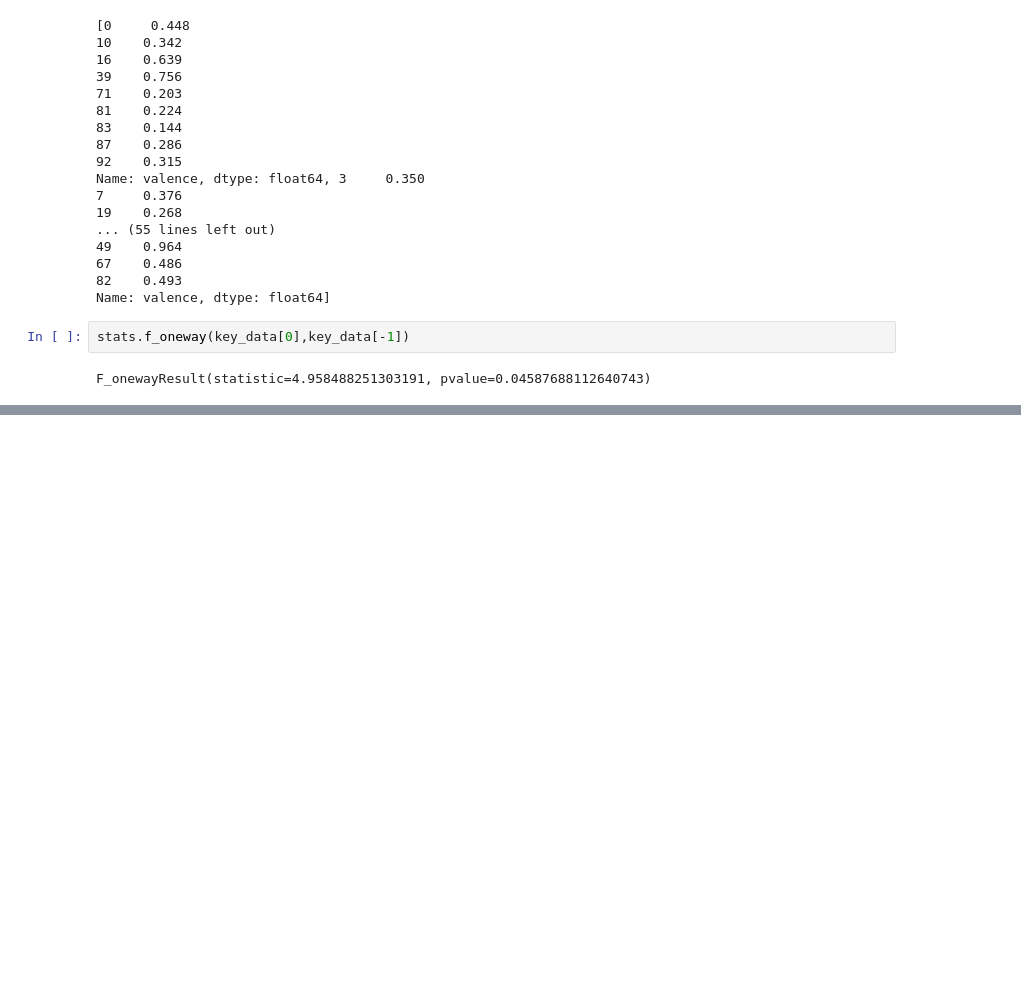
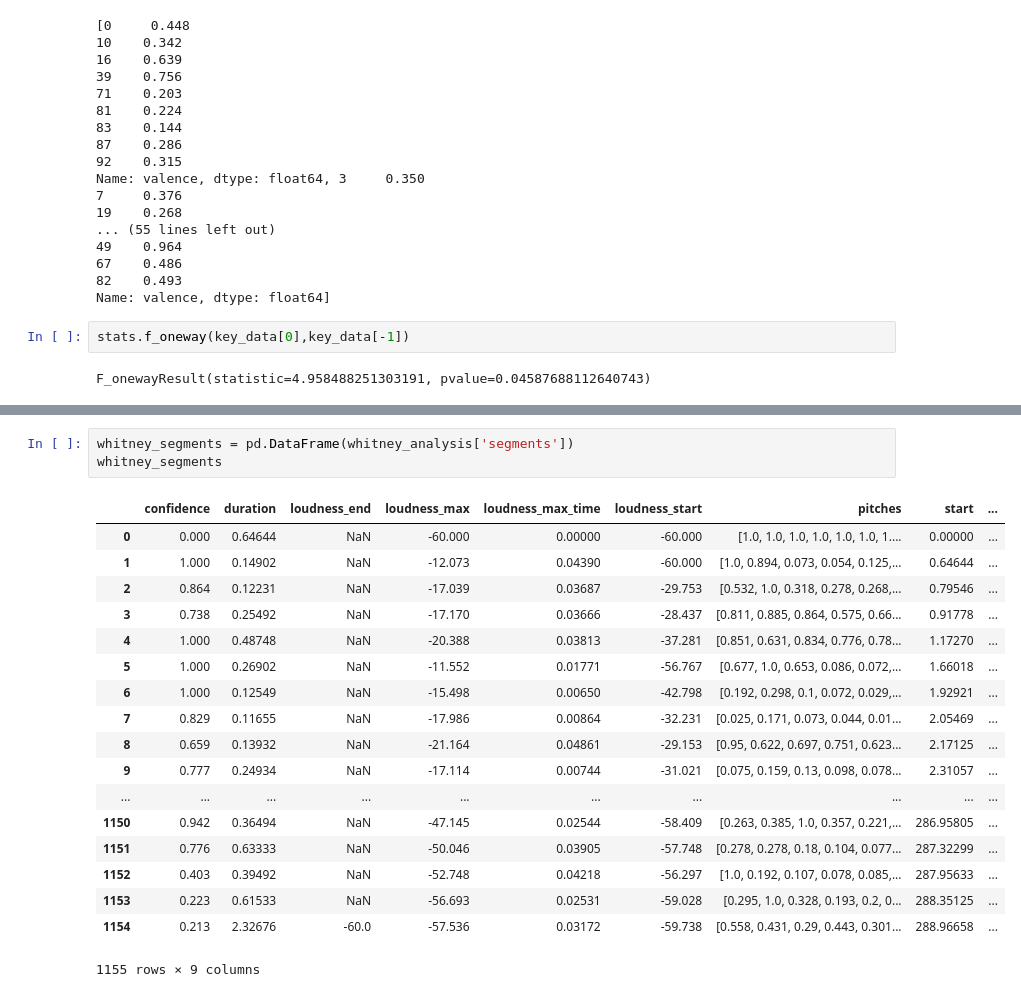
Before and after one commit to Ajstanley89/Know-Your-Music, a Jupyter notebook: Project One Alex.ipynb, the cells around one changed output, grey strips where cells are left out. Drawn from its saved outputs; the diff is of its cells as text; blank space fills up the shorter version.

```diff
--- a/Project One Alex.ipynb
+++ b/Project One Alex.ipynb
@@ -428,0 +509,22 @@ F_onewayResult(statistic=4.958488251303191, pvalue=0.04587688112640743)
+# %%
+whitney_segments = pd.DataFrame(whitney_analysis['segments'])
+whitney_segments
+# %% [output]
+|  | confidence | duration | loudness_end | loudness_max | loudness_max_time | loudness_start | pitches | start | ... |
+| 0 | 0.000 | 0.64644 | NaN | -60.000 | 0.00000 | -60.000 | [1.0, 1.0, 1.0, 1.0, 1.0, 1.0, 1.... | 0.00000 | ... |
+| 1 | 1.000 | 0.14902 | NaN | -12.073 | 0.04390 | -60.000 | [1.0, 0.894, 0.073, 0.054, 0.125,... | 0.64644 | ... |
+| 2 | 0.864 | 0.12231 | NaN | -17.039 | 0.03687 | -29.753 | [0.532, 1.0, 0.318, 0.278, 0.268,... | 0.79546 | ... |
+| 3 | 0.738 | 0.25492 | NaN | -17.170 | 0.03666 | -28.437 | [0.811, 0.885, 0.864, 0.575, 0.66... | 0.91778 | ... |
+| 4 | 1.000 | 0.48748 | NaN | -20.388 | 0.03813 | -37.281 | [0.851, 0.631, 0.834, 0.776, 0.78... | 1.17270 | ... |
+| 5 | 1.000 | 0.26902 | NaN | -11.552 | 0.01771 | -56.767 | [0.677, 1.0, 0.653, 0.086, 0.072,... | 1.66018 | ... |
+| 6 | 1.000 | 0.12549 | NaN | -15.498 | 0.00650 | -42.798 | [0.192, 0.298, 0.1, 0.072, 0.029,... | 1.92921 | ... |
+| 7 | 0.829 | 0.11655 | NaN | -17.986 | 0.00864 | -32.231 | [0.025, 0.171, 0.073, 0.044, 0.01... | 2.05469 | ... |
+| 8 | 0.659 | 0.13932 | NaN | -21.164 | 0.04861 | -29.153 | [0.95, 0.622, 0.697, 0.751, 0.623... | 2.17125 | ... |
+| 9 | 0.777 | 0.24934 | NaN | -17.114 | 0.00744 | -31.021 | [0.075, 0.159, 0.13, 0.098, 0.078... | 2.31057 | ... |
+| ... | ... | ... | ... | ... | ... | ... | ... | ... | ... |
+| 1150 | 0.942 | 0.36494 | NaN | -47.145 | 0.02544 | -58.409 | [0.263, 0.385, 1.0, 0.357, 0.221,... | 286.95805 | ... |
+| 1151 | 0.776 | 0.63333 | NaN | -50.046 | 0.03905 | -57.748 | [0.278, 0.278, 0.18, 0.104, 0.077... | 287.32299 | ... |
+| 1152 | 0.403 | 0.39492 | NaN | -52.748 | 0.04218 | -56.297 | [1.0, 0.192, 0.107, 0.078, 0.085,... | 287.95633 | ... |
+| 1153 | 0.223 | 0.61533 | NaN | -56.693 | 0.02531 | -59.028 | [0.295, 1.0, 0.328, 0.193, 0.2, 0... | 288.35125 | ... |
+| 1154 | 0.213 | 2.32676 | -60.0 | -57.536 | 0.03172 | -59.738 | [0.558, 0.431, 0.29, 0.443, 0.301... | 288.96658 | ... |
+1155 rows × 9 columns
```
Also changed, not shown: parts of 39 cells of this notebook, 4 other files.
